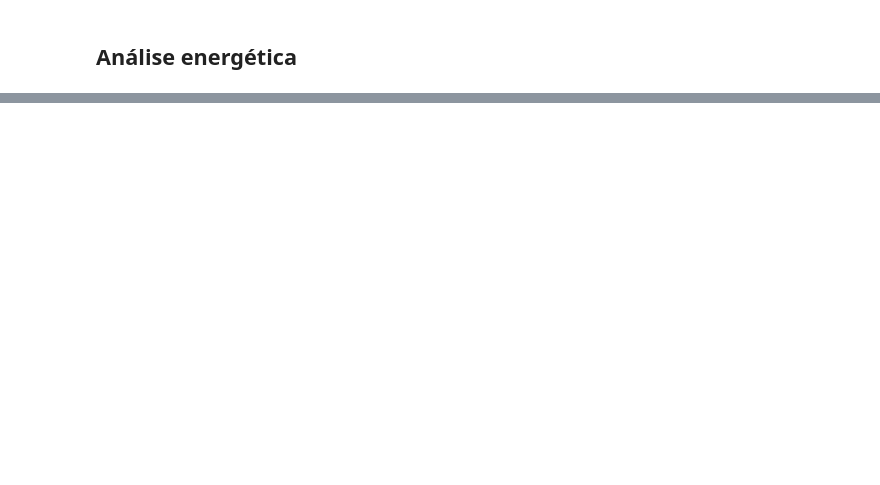
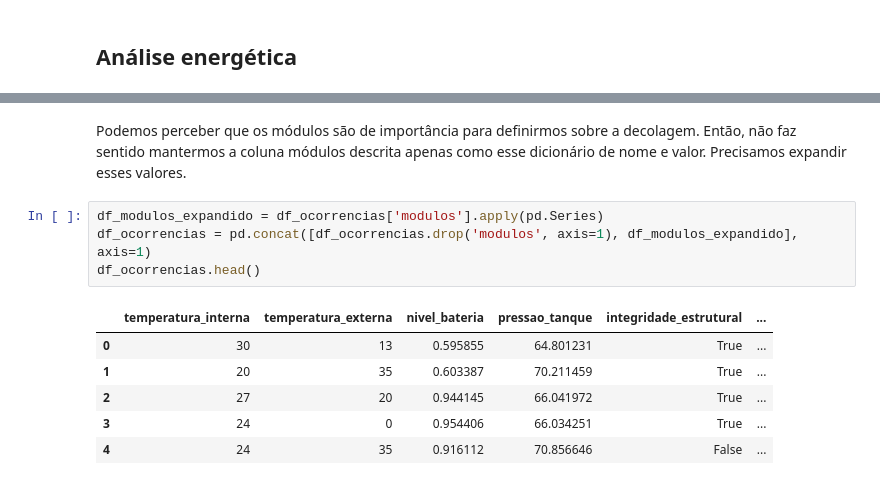
Before and after one commit to 1conto/fiap-cap1-ignitionZero, a Jupyter notebook: main.ipynb, the cells around one changed output, grey strips where cells are left out. Cells and saved outputs as stored; diff of their text form; blank space fills up the shorter version.

```diff
--- a/main.ipynb
+++ b/main.ipynb
@@ -290,0 +319,13 @@ O primeiro ponto para fazermos uma análise assistida com IA é criar um banco d
+# %% [markdown]
+Podemos perceber que os módulos são de importância para definirmos sobre a decolagem. Então, não faz sentido mantermos a coluna módulos descrita apenas como esse dicionário de nome e valor. Precisamos expandir esses valores.
+# %%
+df_modulos_expandido = df_ocorrencias['modulos'].apply(pd.Series)
+df_ocorrencias = pd.concat([df_ocorrencias.drop('modulos', axis=1), df_modulos_expandido], axis=1)
+df_ocorrencias.head()
+# %% [output]
+|  | temperatura_interna | temperatura_externa | nivel_bateria | pressao_tanque | integridade_estrutural | ... |
+| 0 | 30 | 13 | 0.595855 | 64.801231 | True | ... |
+| 1 | 20 | 35 | 0.603387 | 70.211459 | True | ... |
+| 2 | 27 | 20 | 0.944145 | 66.041972 | True | ... |
+| 3 | 24 | 0 | 0.954406 | 66.034251 | True | ... |
+| 4 | 24 | 35 | 0.916112 | 70.856646 | False | ... |
```
Also changed, not shown: parts of 6 cells of this notebook.
